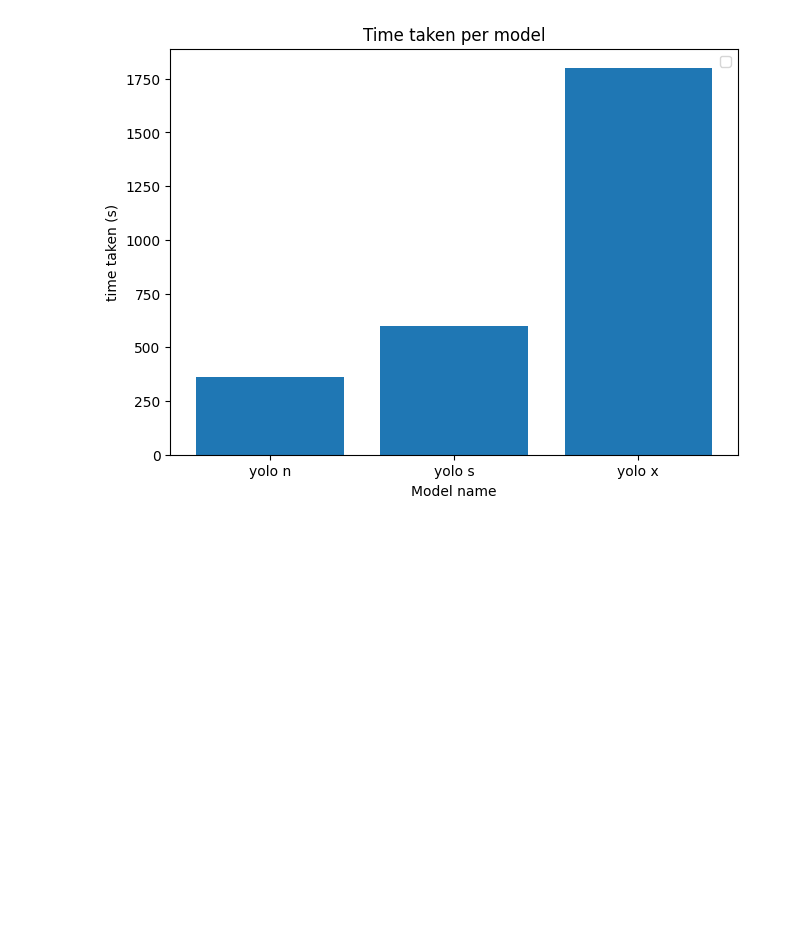
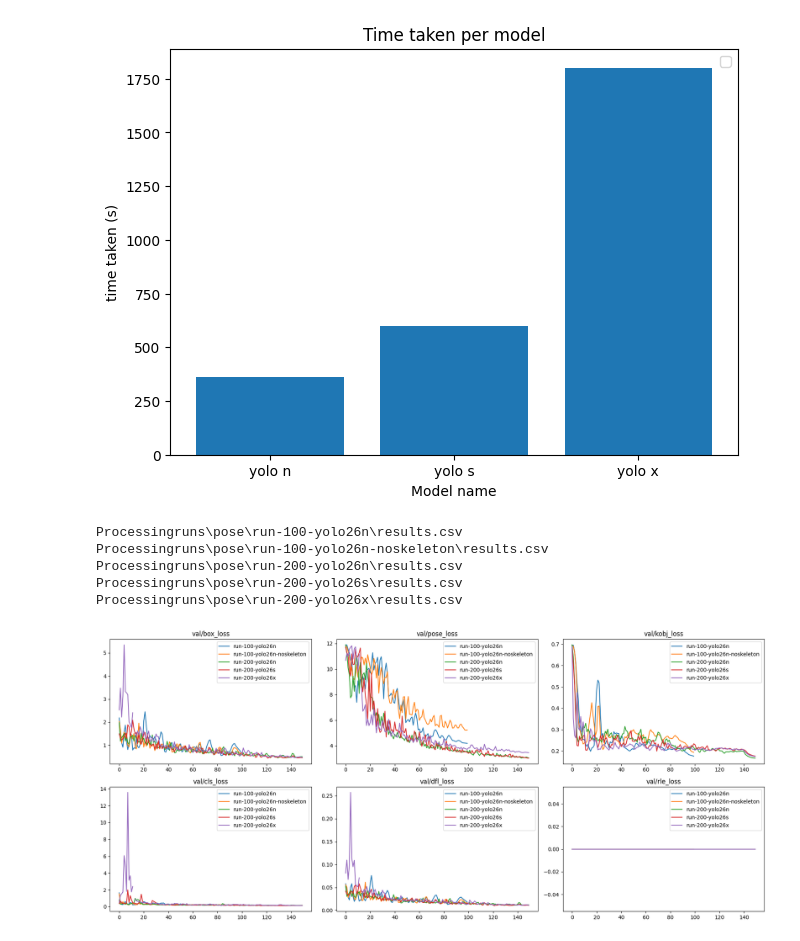
Before and after one commit to TomBellivier/CV-for-GRIT, a Jupyter notebook: models/yolo-pose-insect-kp.ipynb, the cells around one changed output. Saved outputs shown, nothing was run; the diff lists cells and outputs as text; code cells hidden in the pictures; blank space fills up the shorter version.

```diff
--- a/models/yolo-pose-insect-kp.ipynb
+++ b/models/yolo-pose-insect-kp.ipynb
@@ -222,3 +228,37 @@ fig.savefig("time_comparison.png")
 plt.show()
 # %% [output]
 [figure]
+# %%
+# Save results
+from pathlib import Path
+import pandas as pd
+import matplotlib.pyplot as plt
+
+base_path = Path("./runs/pose")
+
+csv_files = list(base_path.glob("run-*/**/*.csv"))
+
+for csv_file in csv_files:
+    print("Processing " + str(csv_file))
+    df = pd.read_csv(csv_file)
+
+    fig, axes = plt.subplots(2, 10, figsize=(20, 8))
+    axes = axes.flatten()
+
+    for i in range(20):
+        ax = axes[i]
+        ax.plot(df.iloc[:, i+2])
+        ax.set_title(df.columns[i+2])
+
+    plt.tight_layout()
+
+    # Sauvegarde dans le même dossier que le CSV
+    output_path = csv_file.parent / "results_v2.png"
+    plt.savefig(output_path)
+    plt.close(fig)
+# %% [output]
+Processingruns\pose\run-100-yolo26n\results.csv
+Processingruns\pose\run-100-yolo26n-noskeleton\results.csv
+Processingruns\pose\run-200-yolo26n\results.csv
+Processingruns\pose\run-200-yolo26s\results.csv
+Processingruns\pose\run-200-yolo26x\results.csv
@@ -224,0 +314,4 @@ plt.show()
+# %%
+plot_columns(preset_val)
+# %% [output]
+[figure, added]
```
Also changed, not shown: parts of 4 cells of this notebook.
